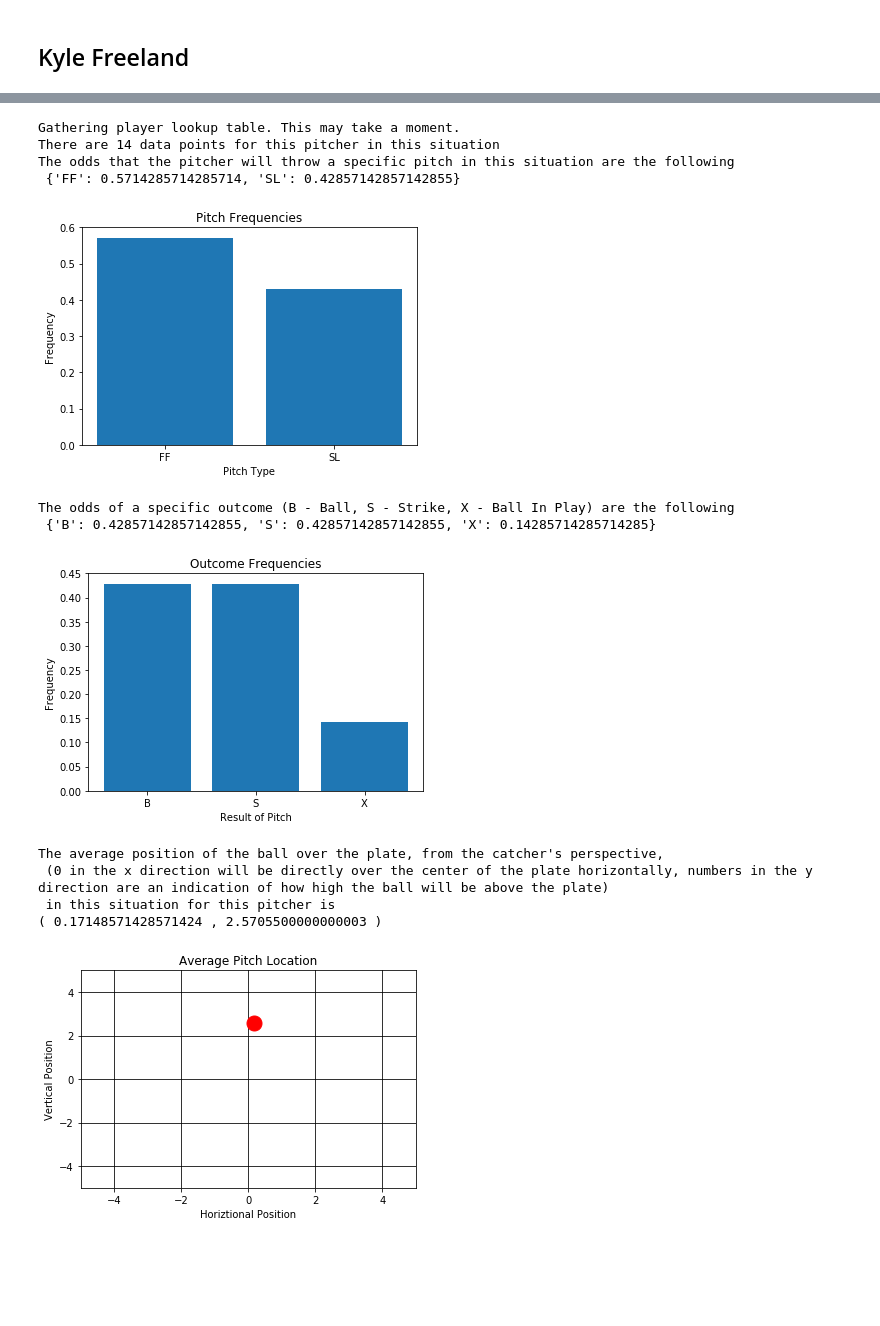
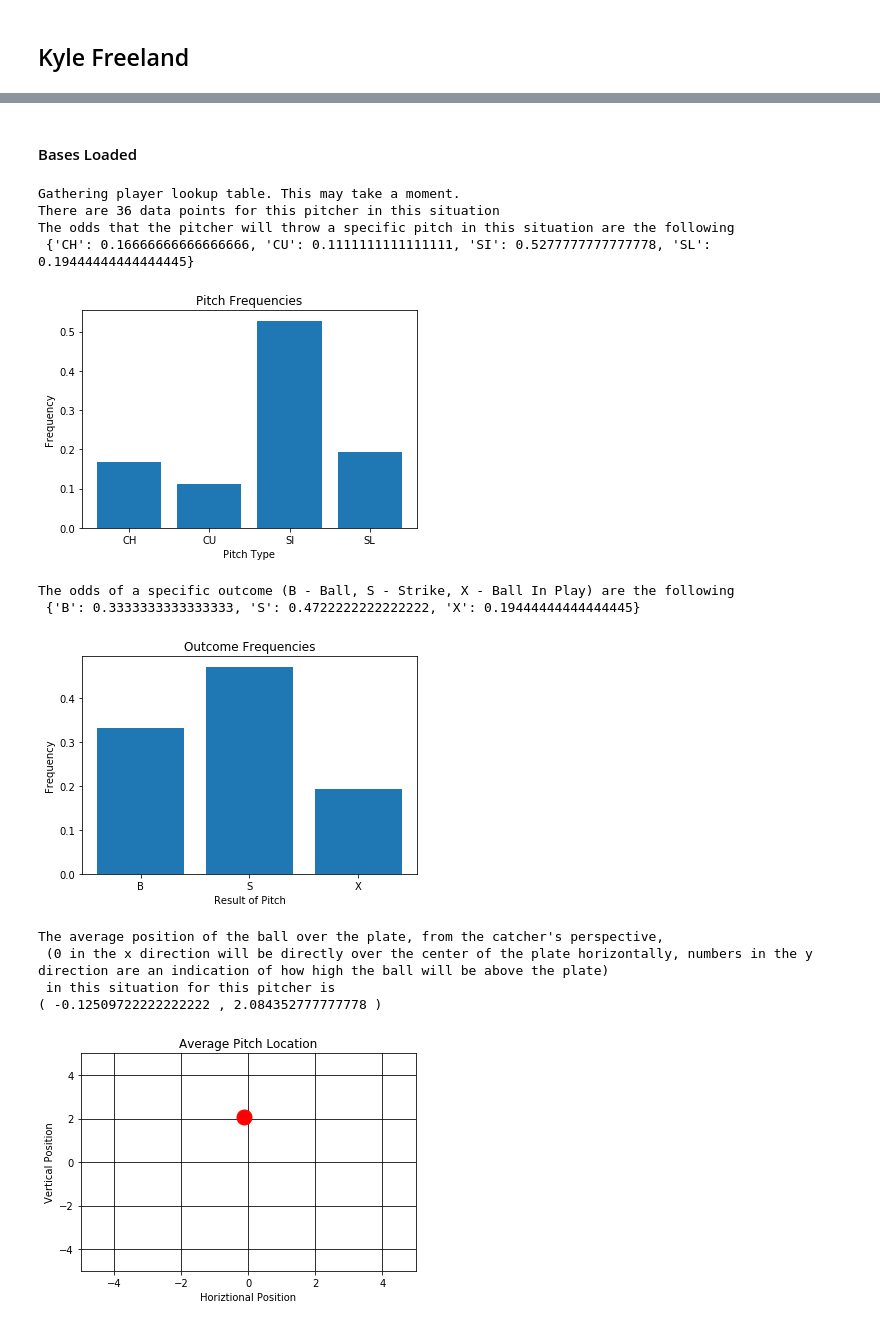
Before and after one commit to samdreed21/SabermetricsFinalProject, a Jupyter notebook: Samuel_Reed_Situational_Pitching_Behavior.ipynb, the cells around one changed output, grey strips where cells are left out. Cells and saved outputs as stored; diff of their text form; code cells hidden in the pictures; blank space fills up the shorter version.

Commit message:
removed strikes and balls parameters to increase amount of data retrieved. Added comparision to mlb most clutch pitcher list

```diff
--- a/Samuel_Reed_Situational_Pitching_Behavior.ipynb
+++ b/Samuel_Reed_Situational_Pitching_Behavior.ipynb
@@ -22,50 +30,42 @@ data = pd.read_csv("final_pitching_data.csv")
 # %%
-def lookup(playerID, strikes, balls, on_1b, on_2b, on_3b):
+def lookup(playerID, on_1b, on_2b, on_3b):
     # runner on first
     if on_1b and not on_2b and not on_3b:
-        situation_data = data.loc[((data['pitcher'] == playerID) & (data['strikes'] == strikes) & (data['balls'] == balls)
-                                   & (data['on_1b'].notnull()) & (data['on_2b'].isnull()) & (data['on_3b'].isnull())),
+        situation_data = data.loc[((data['pitcher'] == playerID) & (data['on_1b'].notnull()) & (data['on_2b'].isnull()) & (data['on_3b'].isnull())),
                                     ['pitcher', 'at_bat_number', 'pitch_type','type', 'plate_x', 'plate_z', 'strikes', 'balls', 'on_1b', 'on_2b', 'on_3b']]
 
     # runner on second
     elif not on_1b and on_2b and not on_3b:
-        situation_data = data.loc[((data['pitcher'] == playerID) & (data['strikes'] == strikes) & (data['balls'] == balls)
-                                   & (data['on_1b'].isnull()) & (data['on_2b'].notnull()) & (data['on_3b'].isnull())),
+        situation_data = data.loc[((data['pitcher'] == playerID) & (data['on_1b'].isnull()) & (data['on_2b'].notnull()) & (data['on_3b'].isnull())),
                                     ['pitcher', 'at_bat_number', 'pitch_type','type', 'plate_x', 'plate_z', 'strikes', 'balls', 'on_1b', 'on_2b', 'on_3b']]
 
     # runner on third
     elif not on_1b and not on_2b and on_3b:
-        situation_data = data.loc[((data['pitcher'] == playerID) & (data['strikes'] == strikes) & (data['balls'] == balls)
-                                   & (data['on_1b'].isnull()) & (data['on_2b'].isnull()) & (data['on_3b'].notnull())),
+        situation_data = data.loc[((data['pitcher'] == playerID) & (data['on_1b'].isnull()) & (data['on_2b'].isnull()) & (data['on_3b'].notnull())),
                                     ['pitcher', 'at_bat_number', 'pitch_type','type', 'plate_x', 'plate_z', 'strikes', 'balls', 'on_1b', 'on_2b', 'on_3b']]
 
     # runner on first and second
     elif on_1b and on_2b and not on_3b:
-        situation_data = data.loc[((data['pitcher'] == playerID) & (data['strikes'] == strikes) & (data['balls'] == balls)
-                                   & (data['on_1b'].notnull()) & (data['on_2b'].notnull()) & (data['on_3b'].isnull())),
+        situation_data = data.loc[((data['pitcher'] == playerID) & (data['on_1b'].notnull()) & (data['on_2b'].notnull()) & (data['on_3b'].isnull())),
                                     ['pitcher', 'at_bat_number', 'pitch_type','type', 'plate_x', 'plate_z', 'strikes', 'balls', 'on_1b', 'on_2b', 'on_3b']]
 
     # runner on first and third
     elif on_1b and not on_2b and on_3b:
-        situation_data = data.loc[((data['pitcher'] == playerID) & (data['strikes'] == strikes) & (data['balls'] == balls)
-                                   & (data['on_1b'].notnull()) & (data['on_2b'].isnull()) & (data['on_3b'].notnull())),
+        situation_data = data.loc[((data['pitcher'] == playerID) & (data['on_1b'].notnull()) & (data['on_2b'].isnull()) & (data['on_3b'].notnull())),
                                     ['pitcher', 'at_bat_number', 'pitch_type','type', 'plate_x', 'plate_z', 'strikes', 'balls', 'on_1b', 'on_2b', 'on_3b']]
 
     # runner on second and third
     elif not on_1b and on_2b and on_3b:
-        situation_data = data.loc[((data['pitcher'] == playerID) & (data['strikes'] == strikes) & (data['balls'] == balls)
-                                   & (data['on_1b'].isnull()) & (data['on_2b'].notnull()) & (data['on_3b'].notnull())),
+        situation_data = data.loc[((data['pitcher'] == playerID) & (data['on_1b'].isnull()) & (data['on_2b'].notnull()) & (data['on_3b'].notnull())),
                                     ['pitcher', 'at_bat_number', 'pitch_type','type', 'plate_x', 'plate_z', 'strikes', 'balls', 'on_1b', 'on_2b', 'on_3b']]
 
     # runner on first, second, third
     elif on_1b and  on_2b and on_3b:
-        situation_data = data.loc[((data['pitcher'] == playerID) & (data['strikes'] == strikes) & (data['balls'] == balls)
-                                   & (data['on_1b'].notnull()) & (data['on_2b'].notnull()) & (data['on_3b'].notnull())),
+        situation_data = data.loc[((data['pitcher'] == playerID) & (data['on_1b'].notnull()) & (data['on_2b'].notnull()) & (data['on_3b'].notnull())),
                                     ['pitcher', 'at_bat_number', 'pitch_type','type', 'plate_x', 'plate_z', 'strikes', 'balls', 'on_1b', 'on_2b', 'on_3b']]
     # no runners on
     elif not on_1b and not on_2b and not on_3b:
-        situation_data = data.loc[((data['pitcher'] == playerID) & (data['strikes'] == strikes) & (data['balls'] == balls)
-                                   & (data['on_1b'].isnull()) & (data['on_2b'].isnull()) & (data['on_3b'].isnull())),
+        situation_data = data.loc[((data['pitcher'] == playerID) & (data['on_1b'].isnull()) & (data['on_2b'].isnull()) & (data['on_3b'].isnull())),
                                     ['pitcher', 'at_bat_number', 'pitch_type','type', 'plate_x', 'plate_z', 'strikes', 'balls', 'on_1b', 'on_2b', 'on_3b']]
     return situation_data
 # %%
@@ -137,11 +137,11 @@ def display_results(p_data):
     plt.title("Average Pitch Location")
     plt.show()
 # %%
-def driver(first, last, strikes, balls, on_1b, on_2b, on_3b):
+def driver(first, last, on_1b, on_2b, on_3b):
     playerID = playerid_lookup(last, first)
     pid = playerID.iloc[0]['key_mlbam']
     # call the lookup function with the specified siutational parameters
-    SPB_data = lookup(pid, strikes, balls, on_1b, on_2b, on_3b)
+    SPB_data = lookup(pid, on_1b, on_2b, on_3b)
     # if the length of the returned data frame is 0 there is no data for that specific situation
     if (len(SPB_data) == 0):
         print("No data available for described situation")
@@ -247,17 +283,20 @@ The average position of the ball over the plate, from the catcher's perspective,
+# %% [markdown]
+#### Bases Loaded ####
 # %%
-# first name, last name, strikes, balse, on_1b, on_2b, on_3b
-driver("justin", "verlander", 0, 0, True, True, True)
+# first name, last name, on_1b, on_2b, on_3b
+# bases loaded
+driver("jake", "arrieta", True, True, True)
 # %% [output]
 Gathering player lookup table. This may take a moment.
-There are 14 data points for this pitcher in this situation
+There are 36 data points for this pitcher in this situation
 The odds that the pitcher will throw a specific pitch in this situation are the following
- {'FF': 0.5714285714285714, 'SL': 0.42857142857142855}
+ {'CH': 0.16666666666666666, 'CU': 0.1111111111111111, 'SI': 0.5277777777777778, 'SL': 0.19444444444444445}
-[figure, old version]
+[figure, new version]
 The odds of a specific outcome (B - Ball, S - Strike, X - Ball In Play) are the following
- {'B': 0.42857142857142855, 'S': 0.42857142857142855, 'X': 0.14285714285714285}
+ {'B': 0.3333333333333333, 'S': 0.4722222222222222, 'X': 0.19444444444444445}
-[figure, old version]
+[figure, new version]
 The average position of the ball over the plate, from the catcher's perspective,
  (0 in the x direction will be directly over the center of the plate horizontally, numbers in the y direction are an indication of how high the ball will be above the plate)
  in this situation for this pitcher is
-( 0.17148571428571424 , 2.5705500000000003 )
+( -0.12509722222222222 , 2.084352777777778 )
-[figure, old version]
+[figure, new version]
```
Also changed, not shown: parts of 25 cells of this notebook.
